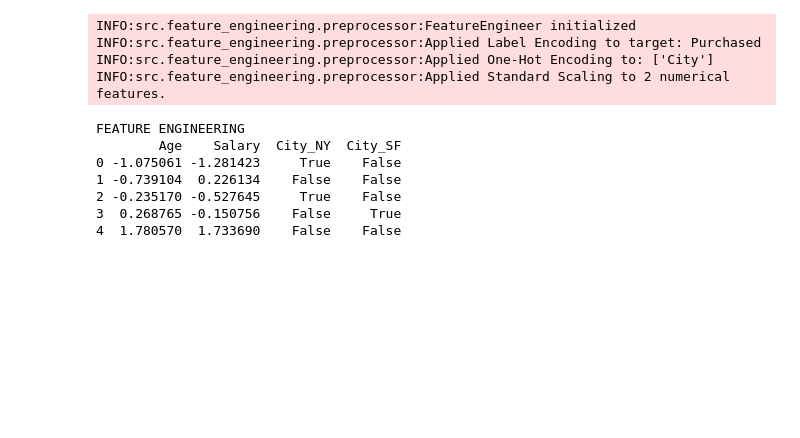
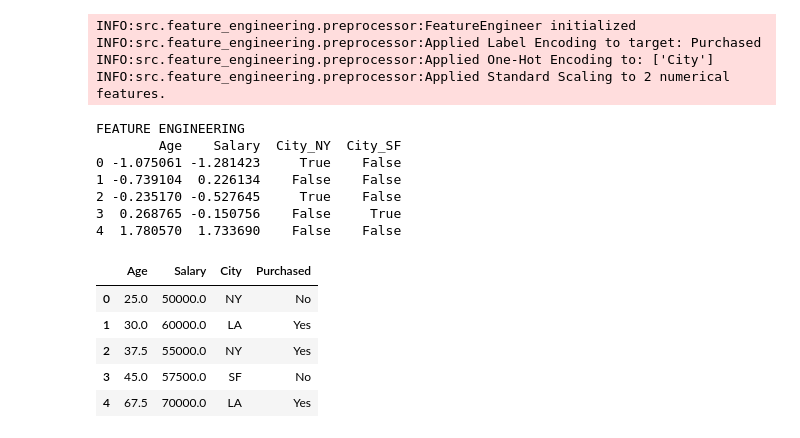
Before and after one commit to mrunmayee3108/AutoML-Studio, a Jupyter notebook: AutoML_studio/notebooks/01_testing_pipeline.ipynb, the cells around one changed output. Drawn from its saved outputs; the diff is of its cells as text; code cells hidden in the pictures; blank space fills up the shorter version.

```diff
--- a/AutoML_studio/notebooks/01_testing_pipeline.ipynb
+++ b/AutoML_studio/notebooks/01_testing_pipeline.ipynb
@@ -86,3 +86,12 @@ FEATURE ENGINEERING
 2 -0.235170 -0.527645     True    False
 3  0.268765 -0.150756    False     True
 4  1.780570  1.733690    False    False
+# %%
+cleaned_df
+# %% [output]
+|  | Age | Salary | City | Purchased |
+| 0 | 25.0 | 50000.0 | NY | No |
+| 1 | 30.0 | 60000.0 | LA | Yes |
+| 2 | 37.5 | 55000.0 | NY | Yes |
+| 3 | 45.0 | 57500.0 | SF | No |
+| 4 | 67.5 | 70000.0 | LA | Yes |
```
Also changed, not shown: parts of 1 cell of this notebook, 8 other files.
